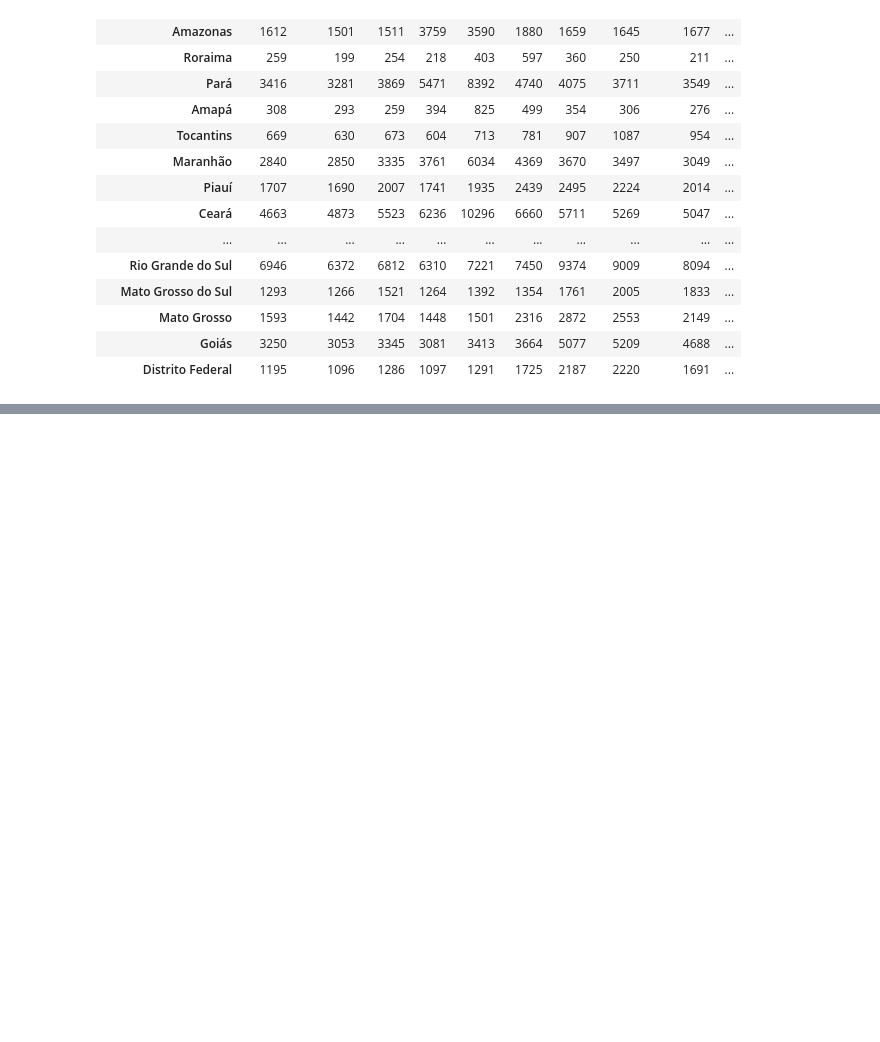
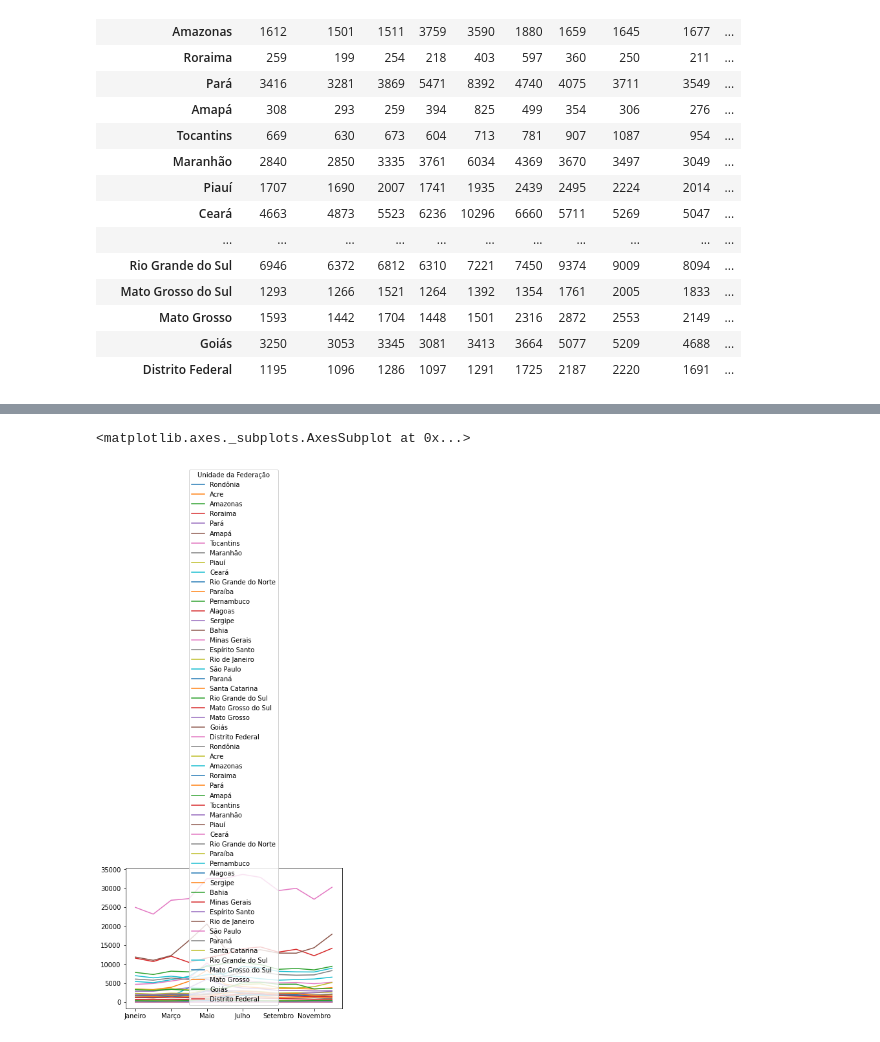
Before and after one commit to ricardosaj/Bootcamp-Data-Science-Alura, a Jupyter notebook: CadernoDoSuperDesafioModulo01.ipynb, the cells around one changed output, grey strips where cells are left out. Cells and saved outputs as stored; diff of their text form; code cells hidden in the pictures; blank space fills up the shorter version.

```diff
--- a/CadernoDoSuperDesafioModulo01.ipynb
+++ b/CadernoDoSuperDesafioModulo01.ipynb
@@ -123,0 +160,7 @@ obitosporestadoem2020.plot(kind='bar')
+# %%
+# Tentativa de plotar os 2 gráficos na mesma figura
+ax = gastosporestadoem2020.T.plot()
+obitosporestadoem2020.T.plot(ax=ax)
+# %% [output]
+<matplotlib.axes._subplots.AxesSubplot at 0x...>
+[figure, added]
```
Also changed, not shown: parts of 5 cells of this notebook.
